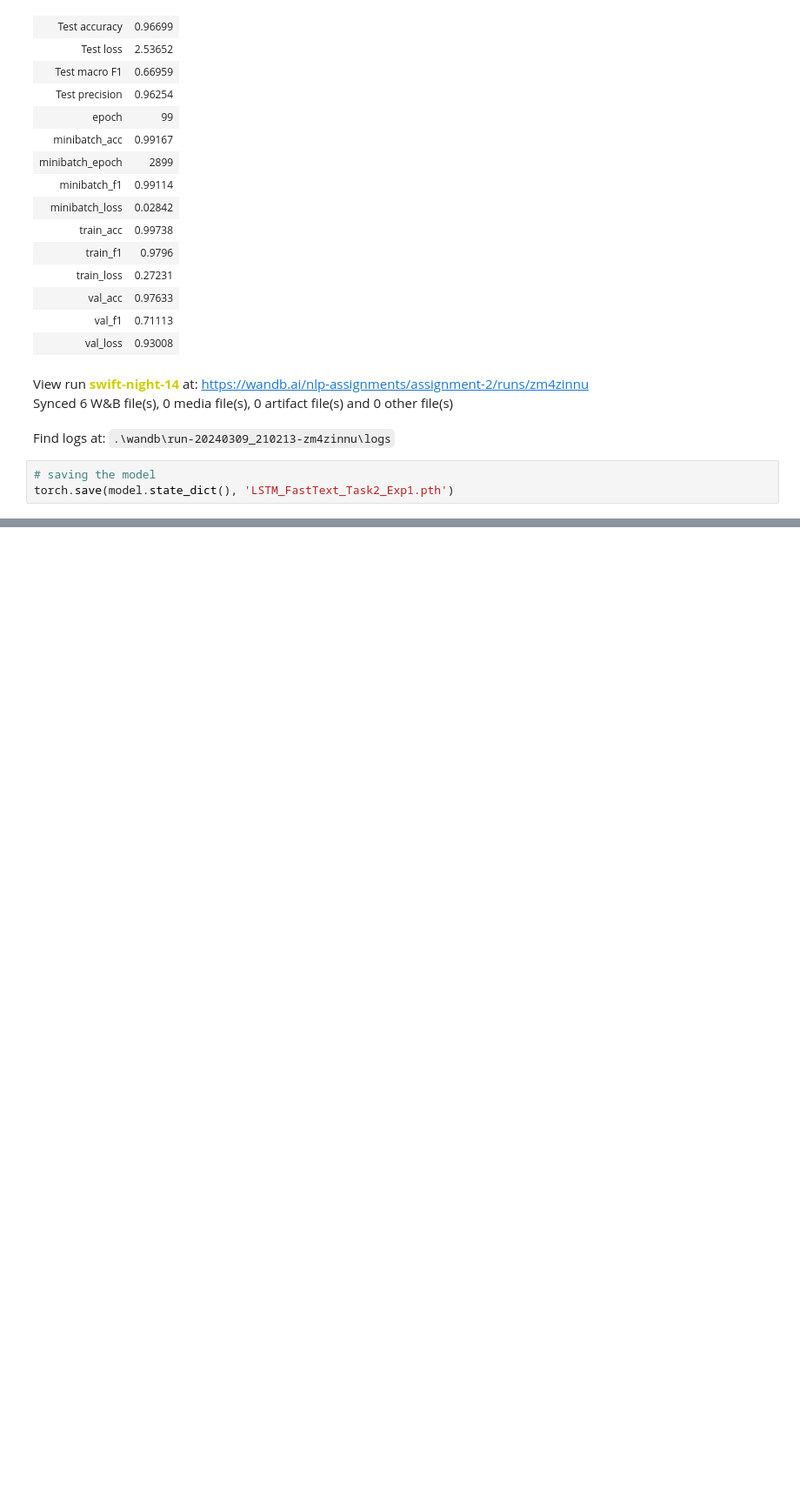
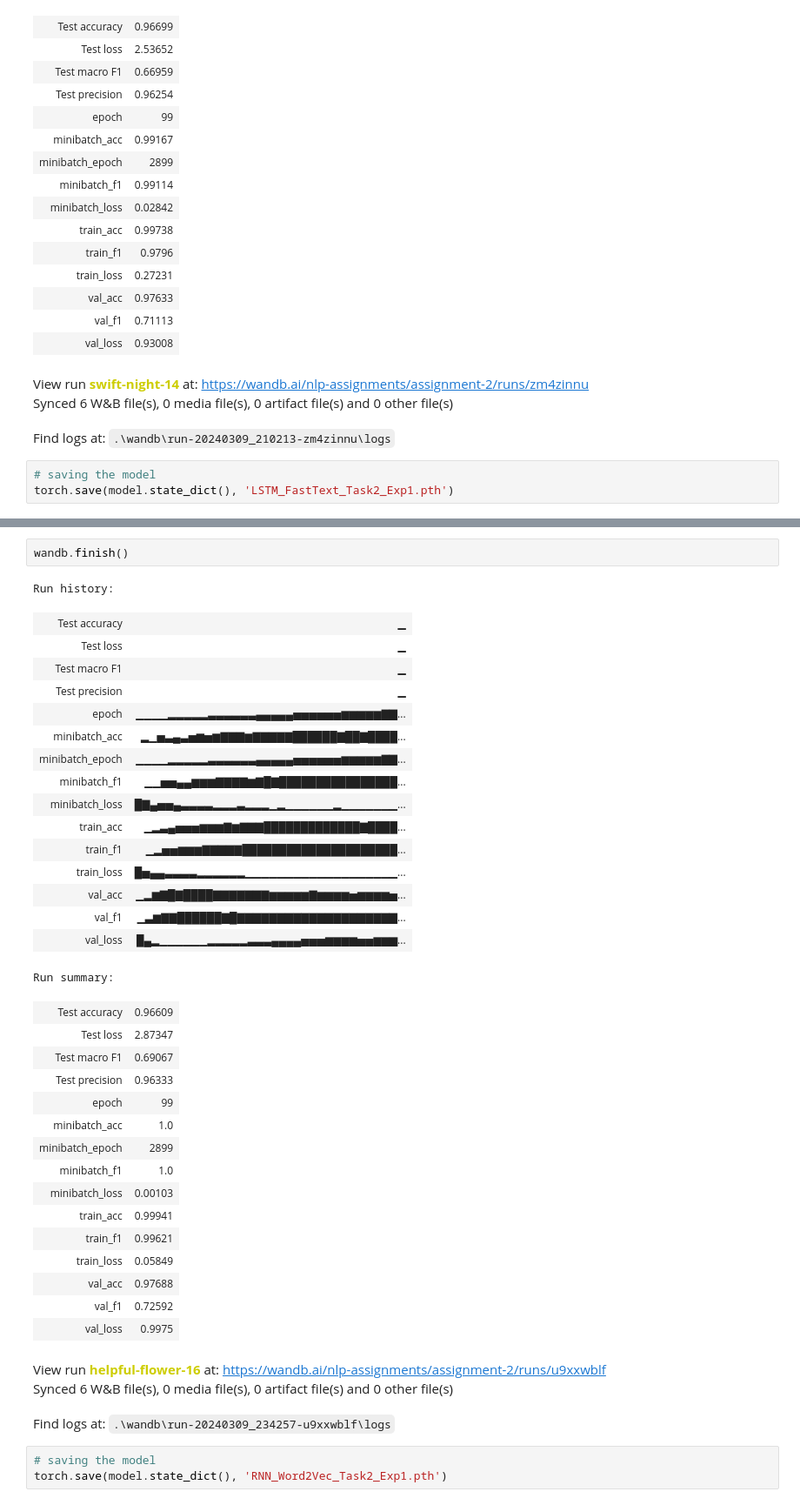
Before and after one commit to Prakhar-Gupta-03/NLP-Assignments, a Jupyter notebook: A2/task2.ipynb, the cells around one changed output, grey strips where cells are left out. Shown at 87% size. Drawn from its saved outputs; the diff is of its cells as text; blank space fills up the shorter version.

Commit message:
Added Word2vec model and updated the notebook

```diff
--- a/A2/task2.ipynb
+++ b/A2/task2.ipynb
@@ -1295,0 +1509,41 @@ torch.save(model.state_dict(), 'LSTM_FastText_Task2_Exp1.pth')
+# %%
+wandb.finish()
+# %% [output]
+Run history:
+| Test accuracy | ▁ |
+| Test loss | ▁ |
+| Test macro F1 | ▁ |
+| Test precision | ▁ |
+| epoch | ▁▁▁▁▂▂▂▂▂▃▃▃▃▃▃▄▄▄▄▄▅▅▅▅▅▅▆▆▆▆▆▇▇... |
+| minibatch_acc | ▂▁▅▃▄▃▅▆▅▆▇▇▇▆▇▇▇▇▇██████▇██▇████... |
+| minibatch_epoch | ▁▁▁▁▂▂▂▂▂▃▃▃▃▃▃▄▄▄▄▄▅▅▅▅▅▅▆▆▆▆▆▇▇... |
+| minibatch_f1 | ▁▁▅▅▄▄▆▆▆▇▇▇▇▆▇█▇████████████████... |
+| minibatch_loss | █▇▄▅▅▄▃▃▃▃▂▂▂▃▂▂▂▁▂▁▁▁▁▁▁▂▁▁▁▁▁▁▁... |
+| train_acc | ▁▂▃▄▅▅▅▆▆▆▇▆▇▇▇█████████████▇████... |
+| train_f1 | ▁▂▅▅▆▆▆▇▇▇▇▇█████████████████████... |
+| train_loss | █▅▄▄▃▃▃▃▂▂▂▂▂▂▁▁▁▁▁▁▁▁▁▁▁▁▁▁▁▁▁▁▁... |
+| val_acc | ▁▂▆▇█▇████▇▇▇▇▇▇▇▆▆▆▆▆▇▆▆▆▆▅▆▆▆▆▅... |
+| val_f1 | ▁▃▆▇▇██████▇█▇▇▇▇▇▇▇▇▇▇▇▇▇▇▇▇▇▇▇▇... |
+| val_loss | █▄▂▁▁▁▁▁▁▂▂▂▂▂▃▃▃▄▄▄▄▅▅▅▆▆▆▆▅▅▆▆▆... |
+Run summary:
+| Test accuracy | 0.96609 |
+| Test loss | 2.87347 |
+| Test macro F1 | 0.69067 |
+| Test precision | 0.96333 |
+| epoch | 99 |
+| minibatch_acc | 1.0 |
+| minibatch_epoch | 2899 |
+| minibatch_f1 | 1.0 |
+| minibatch_loss | 0.00103 |
+| train_acc | 0.99941 |
+| train_f1 | 0.99621 |
+| train_loss | 0.05849 |
+| val_acc | 0.97688 |
+| val_f1 | 0.72592 |
+| val_loss | 0.9975 |
+View run helpful-flower-16 at: https://wandb.ai/nlp-assignments/assignment-2/runs/u9xxwblf
+Synced 6 W&B file(s), 0 media file(s), 0 artifact file(s) and 0 other file(s)
+Find logs at: .\wandb\run-20240309_234257-u9xxwblf\logs
+# %%
+# saving the model
+torch.save(model.state_dict(), 'RNN_Word2Vec_Task2_Exp1.pth')
```
Also changed, not shown: parts of 42 cells of this notebook.
